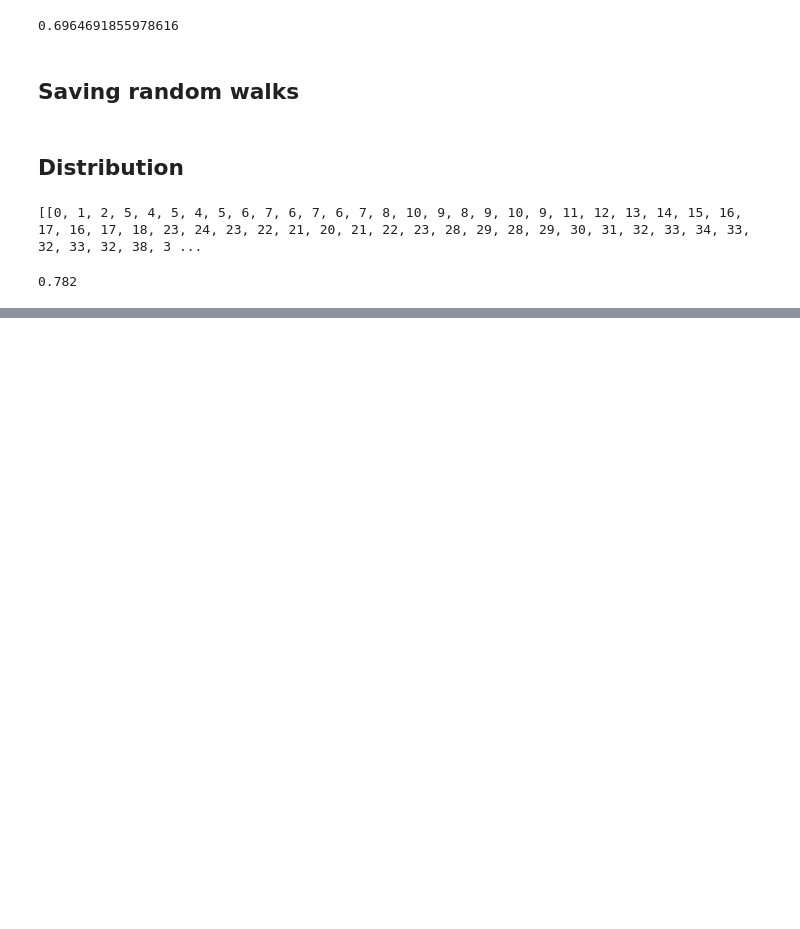
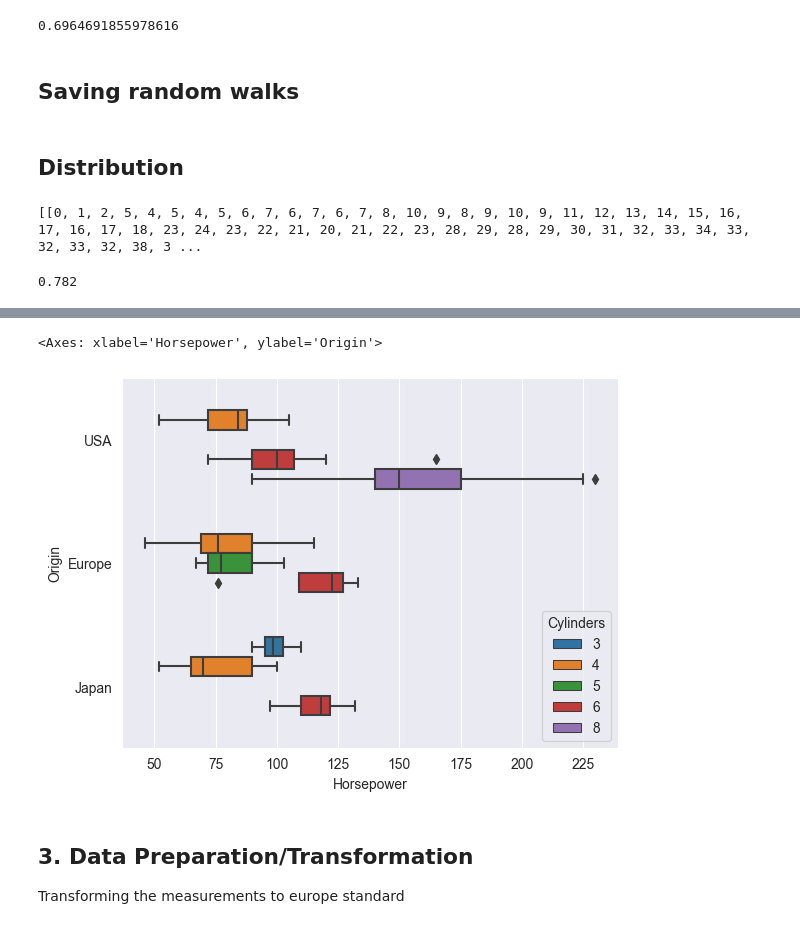
Before and after one commit to nilsjennissen/python-handbook, a Jupyter notebook: notebooks/python_intro.ipynb, the cells around one changed output, grey strips where cells are left out. Drawn from its saved outputs; the diff is of its cells as text; code cells hidden in the pictures; blank space fills up the shorter version.

```diff
--- a/notebooks/python_intro.ipynb
+++ b/notebooks/python_intro.ipynb
@@ -1928,0 +2009,9 @@ np.mean(ends >= 60)
+# %%
+# Box plot of Horsepower vs Origin
+sns.boxplot(x='Horsepower', y='Origin', data=cars, hue='Cylinders')
+# %% [output]
+<Axes: xlabel='Horsepower', ylabel='Origin'>
+[figure, added]
+# %% [markdown]
+## 3. Data Preparation/Transformation
+Transforming the measurements to europe standard
```
Also changed, not shown: parts of 20 cells of this notebook.
